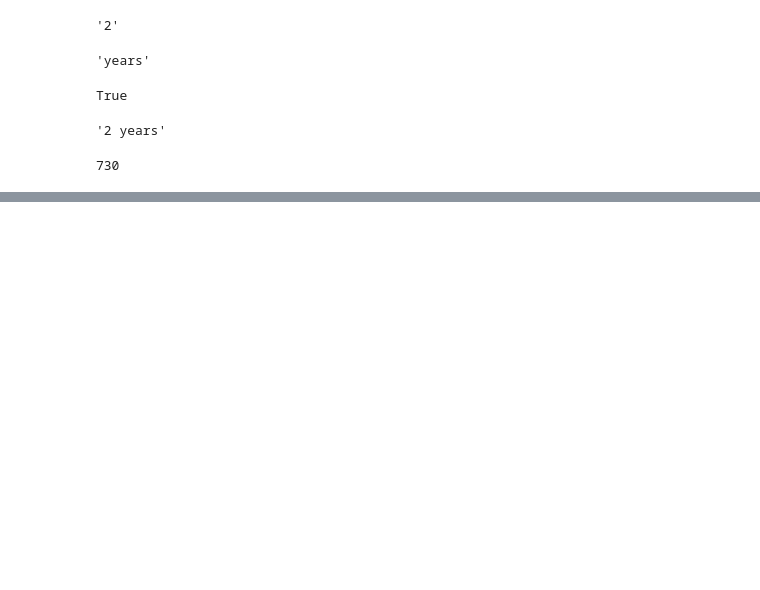
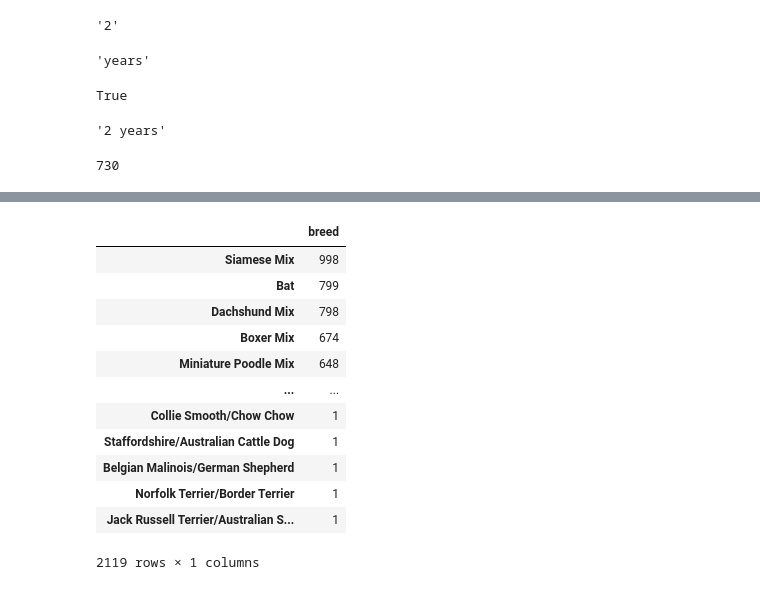
Before and after one commit to urenajose/DS-Unit-2-Applied-Modeling, a Jupyter notebook: DS_Unit_231_ACC_Shelter_Dataset.ipynb, the cells around one changed output, grey strips where cells are left out. Cells and saved outputs as stored; diff of their text form; code cells hidden in the pictures; blank space fills up the shorter version.

```diff
--- a/DS_Unit_231_ACC_Shelter_Dataset.ipynb
+++ b/DS_Unit_231_ACC_Shelter_Dataset.ipynb
@@ -327,0 +387,26 @@ Name: date_of_birth, Length: 78256, dtype: datetime64[ns]
+# %%
+df_shelter['year_birth'] = pd.to_datetime(df_shelter['date_of_birth']).dt.year
+# df_shelter.year_birth.value_counts()
+# %%
+df_shelter['month_birth'] = pd.to_datetime(df_shelter['date_of_birth']).dt.month
+# df_shelter.month_birth.value_counts()
+# %%
+df_shelter['year_intake'] = pd.to_datetime(df_shelter['datetime']).dt.year
+# %%
+df_shelter['month_intake'] = pd.to_datetime(df_shelter['datetime']).dt.month
+# %%
+pd.DataFrame({'breed':df_shelter.breed.value_counts()})[pd.DataFrame({'breed':df_shelter.breed.value_counts()})['breed'] < 1000] #value_counts filtering
+# %% [output]
+|  | breed |
+| Siamese Mix | 998 |
+| Bat | 799 |
+| Dachshund Mix | 798 |
+| Boxer Mix | 674 |
+| Miniature Poodle Mix | 648 |
+| ... | ... |
+| Collie Smooth/Chow Chow | 1 |
+| Staffordshire/Australian Cattle Dog | 1 |
+| Belgian Malinois/German Shepherd | 1 |
+| Norfolk Terrier/Border Terrier | 1 |
+| Jack Russell Terrier/Australian S... | 1 |
+2119 rows × 1 columns
```
Also changed, not shown: parts of 88 cells of this notebook.
